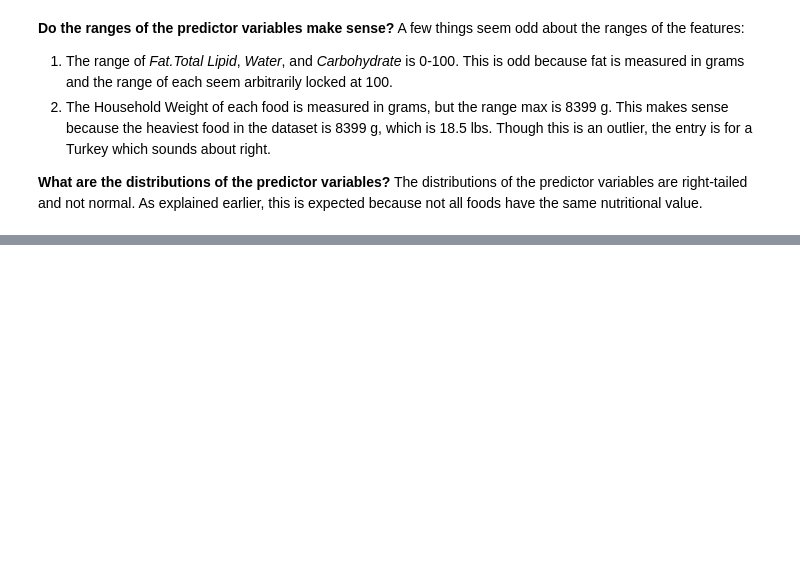
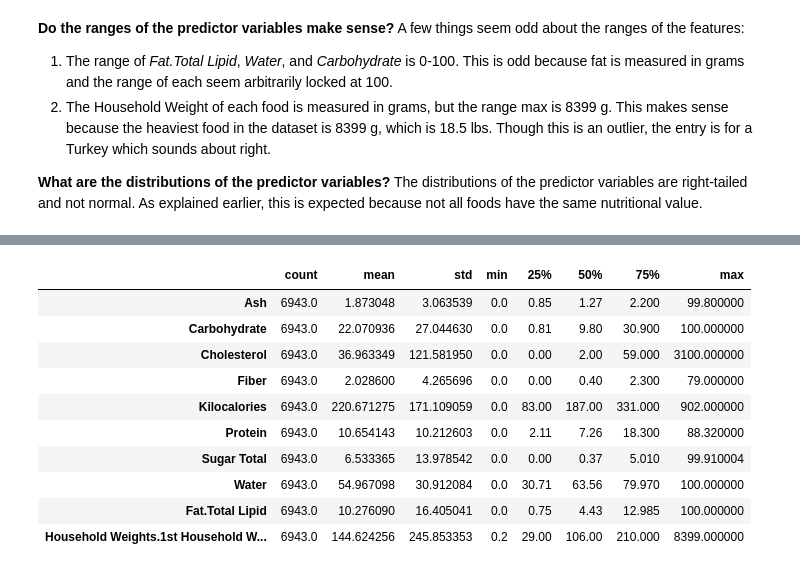
Before and after one commit to vishnuraosharma/exploratory-data-analysis, a Jupyter notebook: Nutrition /ML_Data_Cleaning_and_Feature_Selection_Food_Nutrition.ipynb, the cells around one changed output, grey strips where cells are left out. Cells and saved outputs as stored; diff of their text form; code cells hidden in the pictures; blank space fills up the shorter version.

```diff
--- a/Nutrition /ML_Data_Cleaning_and_Feature_Selection_Food_Nutrition.ipynb
+++ b/Nutrition /ML_Data_Cleaning_and_Feature_Selection_Food_Nutrition.ipynb
@@ -476,0 +792,39 @@ print(model.score(X_test, y_test))
+# %%
+# For each column in df_1_per_random, replace the -100000 values with the mean of the column in df_selected_features
+for column in df_1_per_random.columns:
+    # Calculate the mean of the column in df_selected_features
+    mean = df_selected_features[column].mean()
+
+    # Replace the -100000 values with the mean
+    df_1_per_random[column].replace(-100000, mean, inplace=True)
+
+# For each column in df_5_per_random, replace the -100000 values with the Median of the column in df_selected_features
+for column in df_5_per_random.columns:
+    # Calculate the Median of the column in df_selected_features
+    median = df_selected_features[column].median()
+
+    # Replace the -100000 values with the Median
+    df_5_per_random[column].replace(-100000, median, inplace=True)
+
+# For each column in df_10_per_random, replace the -100000 values with the Mode of the column in df_selected_features
+for column in df_10_per_random.columns:
+    # Calculate the Mode of the column in df_selected_features
+    mode = df_selected_features[column].mode()[0]
+
+    # Replace the -100000 values with the Mode
+    df_10_per_random[column].replace(-100000, mode, inplace=True)
+
+# Show the descriptions of our three imputed datasets
+df_1_per_random.describe().T
+# %% [output]
+|  | count | mean | std | min | 25% | 50% | 75% | max |
+| Ash | 6943.0 | 1.873048 | 3.063539 | 0.0 | 0.85 | 1.27 | 2.200 | 99.800000 |
+| Carbohydrate | 6943.0 | 22.070936 | 27.044630 | 0.0 | 0.81 | 9.80 | 30.900 | 100.000000 |
+| Cholesterol | 6943.0 | 36.963349 | 121.581950 | 0.0 | 0.00 | 2.00 | 59.000 | 3100.000000 |
+| Fiber | 6943.0 | 2.028600 | 4.265696 | 0.0 | 0.00 | 0.40 | 2.300 | 79.000000 |
+| Kilocalories | 6943.0 | 220.671275 | 171.109059 | 0.0 | 83.00 | 187.00 | 331.000 | 902.000000 |
+| Protein | 6943.0 | 10.654143 | 10.212603 | 0.0 | 2.11 | 7.26 | 18.300 | 88.320000 |
+| Sugar Total | 6943.0 | 6.533365 | 13.978542 | 0.0 | 0.00 | 0.37 | 5.010 | 99.910004 |
+| Water | 6943.0 | 54.967098 | 30.912084 | 0.0 | 30.71 | 63.56 | 79.970 | 100.000000 |
+| Fat.Total Lipid | 6943.0 | 10.276090 | 16.405041 | 0.0 | 0.75 | 4.43 | 12.985 | 100.000000 |
+| Household Weights.1st Household W... | 6943.0 | 144.624256 | 245.853353 | 0.2 | 29.00 | 106.00 | 210.000 | 8399.000000 |
```
Also changed, not shown: parts of 50 cells of this notebook.
